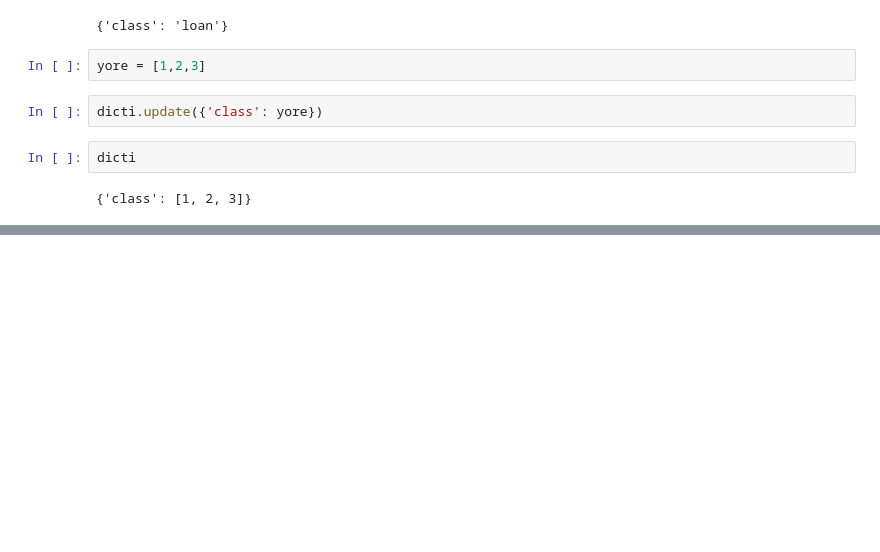
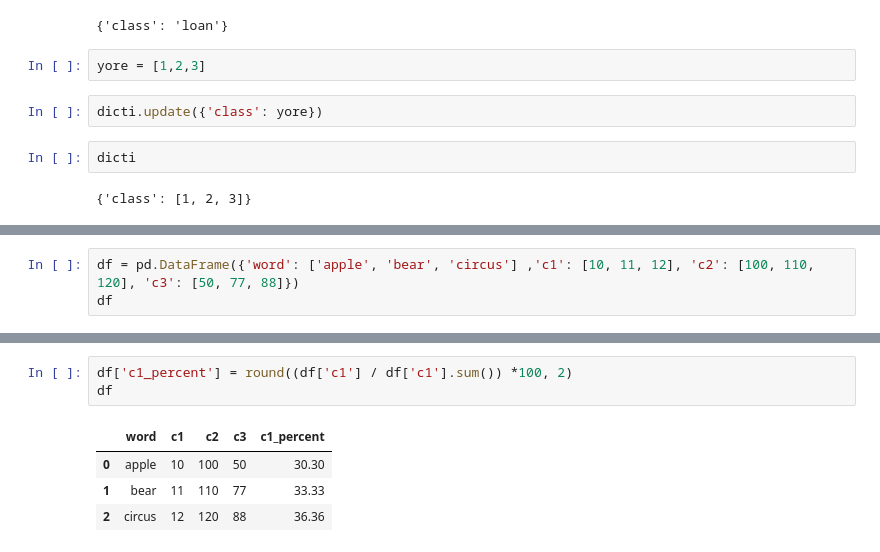
Before and after one commit to halpert3/complaint-content-classification-nlp, a Jupyter notebook: notebooks/draft_notebooks/playground2.ipynb, the cells around one changed output, grey strips where cells are left out. Saved outputs shown, nothing was run; the diff lists cells and outputs as text; blank space fills up the shorter version.

```diff
--- a/notebooks/playground2.ipynb
+++ b/notebooks/draft_notebooks/playground2.ipynb
@@ -107,0 +122,3 @@ dicti
+# %%
+df = pd.DataFrame({'word': ['apple', 'bear', 'circus'] ,'c1': [10, 11, 12], 'c2': [100, 110, 120], 'c3': [50, 77, 88]})
+df
@@ -107,0 +218,8 @@ dicti
+# %%
+df['c1_percent'] = round((df['c1'] / df['c1'].sum()) *100, 2)
+df
+# %% [output]
+|  | word | c1 | c2 | c3 | c1_percent |
+| 0 | apple | 10 | 100 | 50 | 30.30 |
+| 1 | bear | 11 | 110 | 77 | 33.33 |
+| 2 | circus | 12 | 120 | 88 | 36.36 |
```
Also changed, not shown: parts of 13 cells of this notebook, 3 other files.
